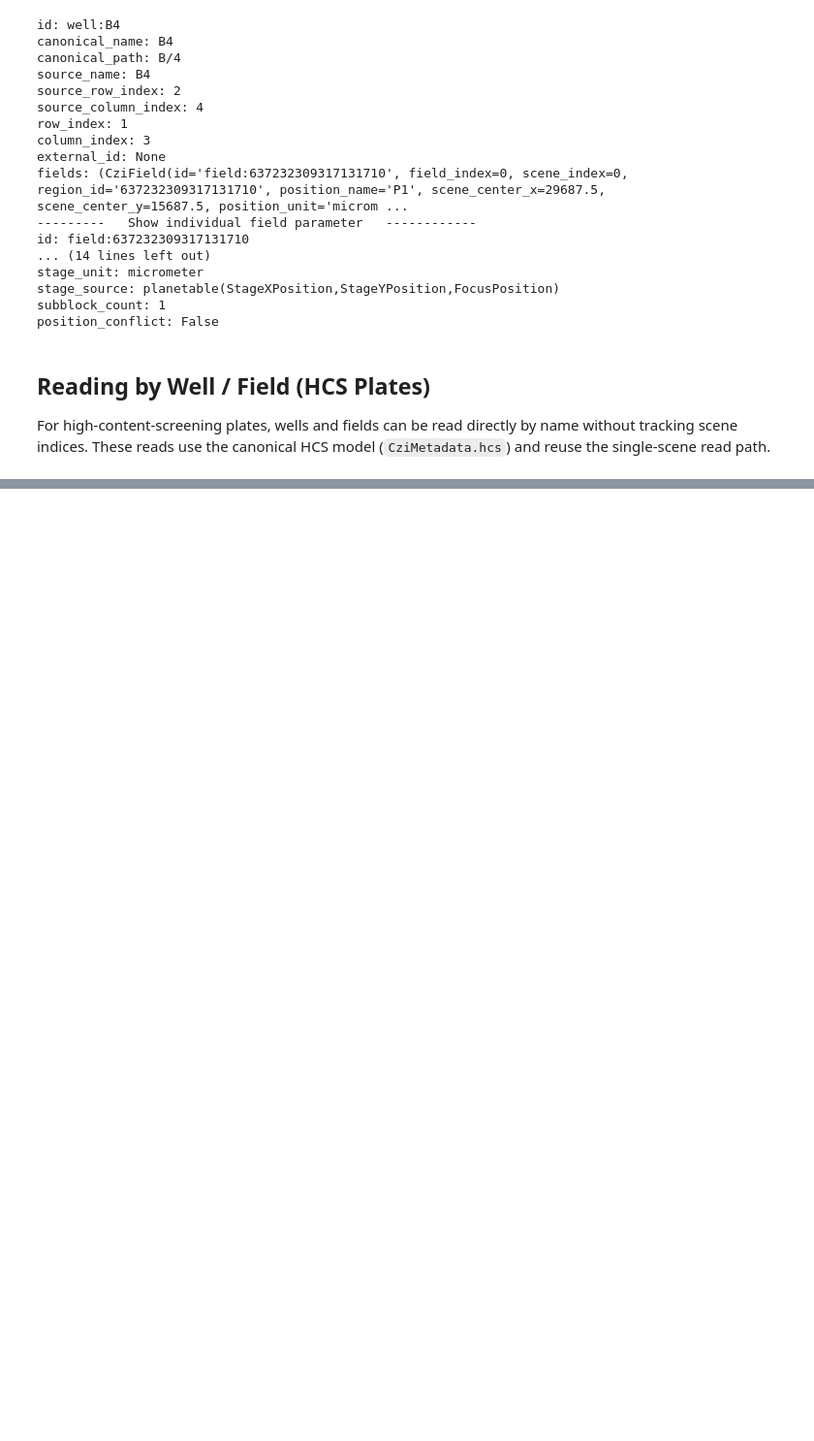
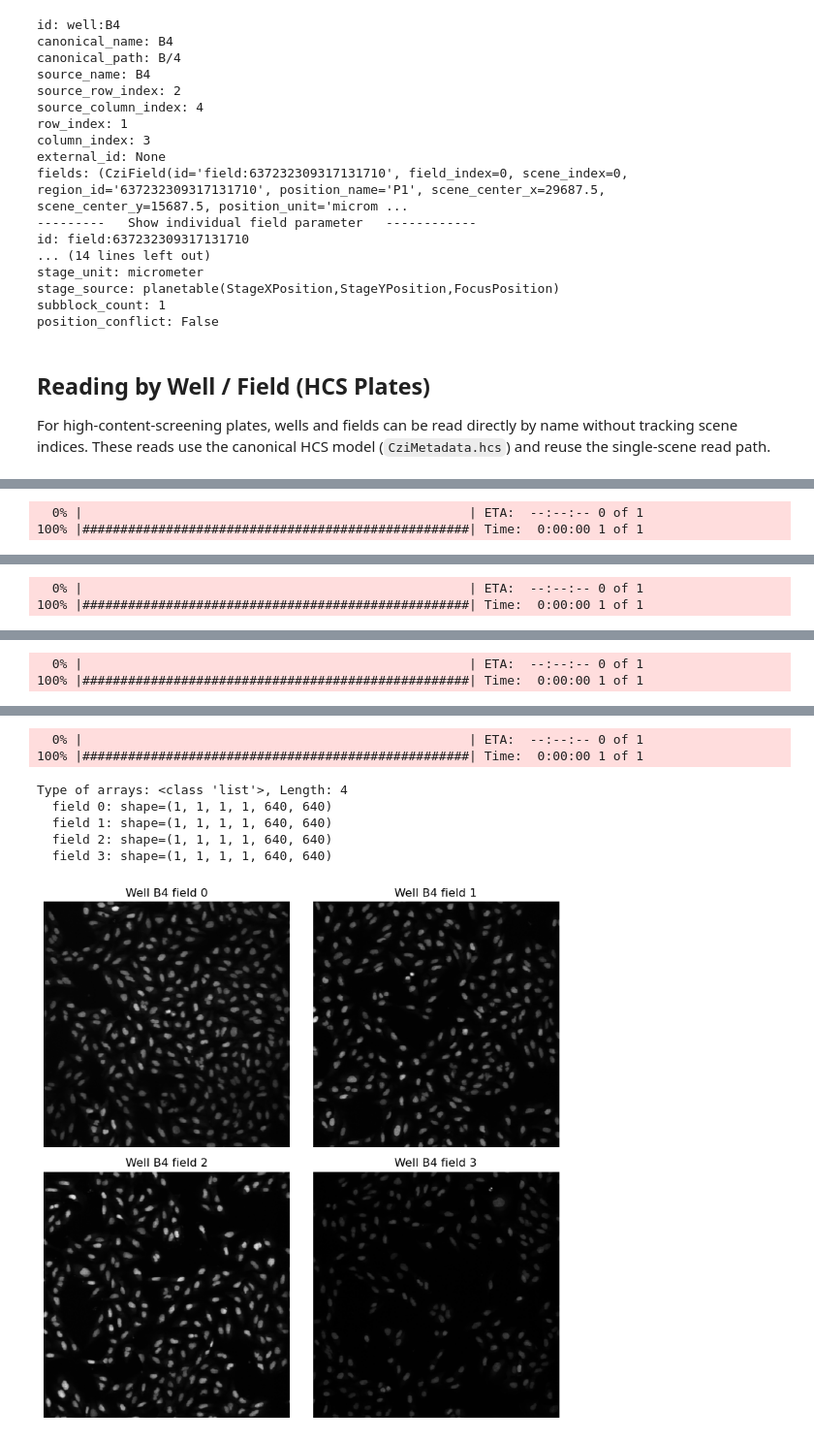
Before and after one commit to sebi06/czitools, a Jupyter notebook: demo/notebooks/czitools_usage_demo.ipynb, the cells around one changed output, grey strips where cells are left out. Shown at 97% size. Cells and saved outputs as stored; diff of their text form; code cells hidden in the pictures; blank space fills up the shorter version.

```diff
--- a/demo/notebooks/czitools_usage_demo.ipynb
+++ b/demo/notebooks/czitools_usage_demo.ipynb
@@ -538,0 +653,33 @@ for field in well.fields:
+# %%
+# Read all fields of the well as a list (fields may differ in shape).
+print(f"\nread_well({well.canonical_name!r}) -> list of per-field arrays:")
+
+arrays, _ = read_well(filepath, selected_well)
+
+print(
+    f"Type of arrays: {type(arrays)}, Length: {len(arrays) if arrays is not None else 'N/A'}"
+)
+
+if isinstance(arrays, list):
+    for index, field_array in enumerate(arrays):
+        print(f"  field {index}: shape={field_array.shape}")
+
+if arrays and len(arrays) > 0:
+    n_fields = len(arrays)
+    n_cols = int(np.ceil(np.sqrt(n_fields)))
+    n_rows = int(np.ceil(n_fields / n_cols))
+
+    fig, axes = plt.subplots(n_rows, n_cols, figsize=(4 * n_cols, 4 * n_rows))
+    axes = np.array(axes).flatten()
+
+    for idx, field_array in enumerate(arrays):
+        axes[idx].imshow(field_array[0, 0, 0, 0, ...], cmap="gray")
+        axes[idx].set_title(f"Well {well.canonical_name} field {idx}")
+        axes[idx].axis("off")
+
+    for idx in range(n_fields, len(axes)):
+        axes[idx].set_visible(False)
+
+    plt.tight_layout()
+    plt.show()
+# %% [output]
@@ -538,0 +688,2 @@ for field in well.fields:
+  0% |                                                   | ETA:  --:--:-- 0 of 1
+100% |###################################################| Time:  0:00:00 1 of 1
@@ -538,0 +691,2 @@ for field in well.fields:
+  0% |                                                   | ETA:  --:--:-- 0 of 1
+100% |###################################################| Time:  0:00:00 1 of 1
@@ -538,0 +694,2 @@ for field in well.fields:
+  0% |                                                   | ETA:  --:--:-- 0 of 1
+100% |###################################################| Time:  0:00:00 1 of 1
@@ -538,0 +697,8 @@ for field in well.fields:
+  0% |                                                   | ETA:  --:--:-- 0 of 1
+100% |###################################################| Time:  0:00:00 1 of 1
+Type of arrays: <class 'list'>, Length: 4
+  field 0: shape=(1, 1, 1, 1, 640, 640)
+  field 1: shape=(1, 1, 1, 1, 640, 640)
+  field 2: shape=(1, 1, 1, 1, 640, 640)
+  field 3: shape=(1, 1, 1, 1, 640, 640)
+[figure, added]
```
Also changed, not shown: parts of 17 cells of this notebook, 3 other files.
